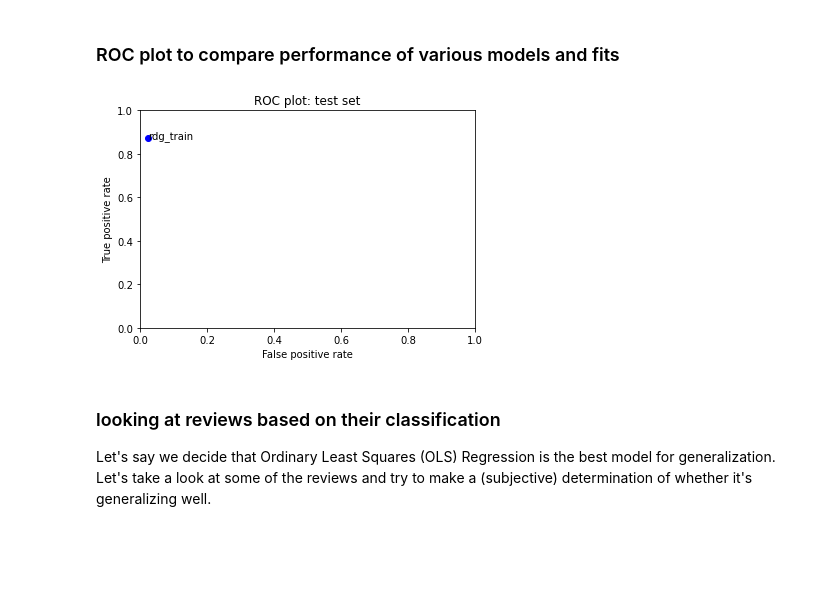
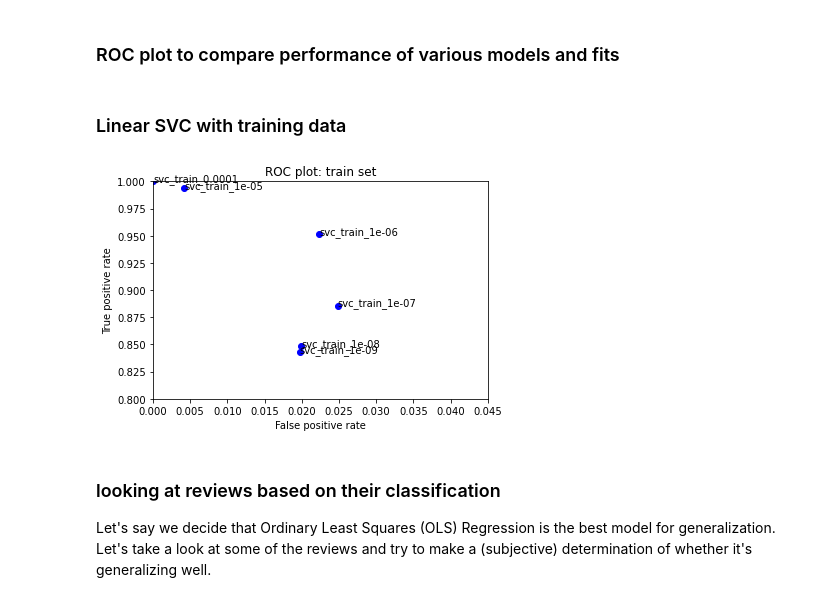
Before and after one commit to jeremy0dell/machine-learning, a Jupyter notebook: moviereviews_first_full_iteration.ipynb, the cells around one changed output. Drawn from its saved outputs; the diff is of its cells as text; code cells hidden in the pictures; blank space fills up the shorter version.

```diff
--- a/moviereviews_first_full_iteration.ipynb
+++ b/moviereviews_first_full_iteration.ipynb
@@ -361,20 +361,46 @@ print(rdf_performance_train.performance_measures)
 # %% [markdown]
 ### ROC plot to compare performance of various models and fits
 # %%
-fits = [rdg_performance_train]
+# fits = [rdg_performance_train]
 
-for fit in fits:
-    plt.plot(fit.performance_measures['FP'] / fit.performance_measures['Neg'],
-             fit.performance_measures['TP'] / fit.performance_measures['Pos'], 'bo')
-    plt.text(fit.performance_measures['FP'] / fit.performance_measures['Neg'],
-             fit.performance_measures['TP'] / fit.performance_measures['Pos'], fit.desc)
-plt.axis([0, 1, 0, 1])
-plt.title('ROC plot: test set')
-plt.xlabel('False positive rate')
-plt.ylabel('True positive rate')
-plt.show()
+# for fit in fits:
+#     plt.plot(fit.performance_measures['FP'] / fit.performance_measures['Neg'],
+#              fit.performance_measures['TP'] / fit.performance_measures['Pos'], 'bo')
+#     plt.text(fit.performance_measures['FP'] / fit.performance_measures['Neg'],
+#              fit.performance_measures['TP'] / fit.performance_measures['Pos'], fit.desc)
+# plt.axis([0, 1, 0, 1])
+# plt.title('ROC plot: test set')
+# plt.xlabel('False positive rate')
+# plt.ylabel('True positive rate')
+# plt.show()
-# %% [output]
-[figure, removed]
+# %% [markdown]
+### Linear SVC with training data
+# %%
+from sklearn.svm import LinearSVC
+
+c_vals = [0.0001, 0.00001, 0.000001, 0.0000001, 0.00000001, 0.000000001]
+performance_measures = []
+
+for c in c_vals:
+    svc = LinearSVC(C=c)
+    svc.fit(X_train, y_train)
+
+    svc_performance_train = BinaryClassificationPerformance(svc.predict(X_train), y_train, 'svc_train_' + str(c))
+    svc_performance_train.compute_measures()
+    performance_measures.append(svc_performance_train)
+
+for measure in performance_measures:
+    plt.plot(measure.performance_measures['FP'] / measure.performance_measures['Neg'],
+             measure.performance_measures['TP'] / measure.performance_measures['Pos'], 'bo')
+    plt.text(measure.performance_measures['FP'] / measure.performance_measures['Neg'],
+             measure.performance_measures['TP'] / measure.performance_measures['Pos'], measure.desc)
+plt.axis([0, 0.045, 0.8, 1])
+plt.title('ROC plot: train set')
+plt.xlabel('False positive rate')
+plt.ylabel('True positive rate')
+plt.show()
+# %% [output]
+[figure, added]
 # %% [markdown]
 ### looking at reviews based on their classification
 
```
Also changed, not shown: parts of 13 cells of this notebook.
